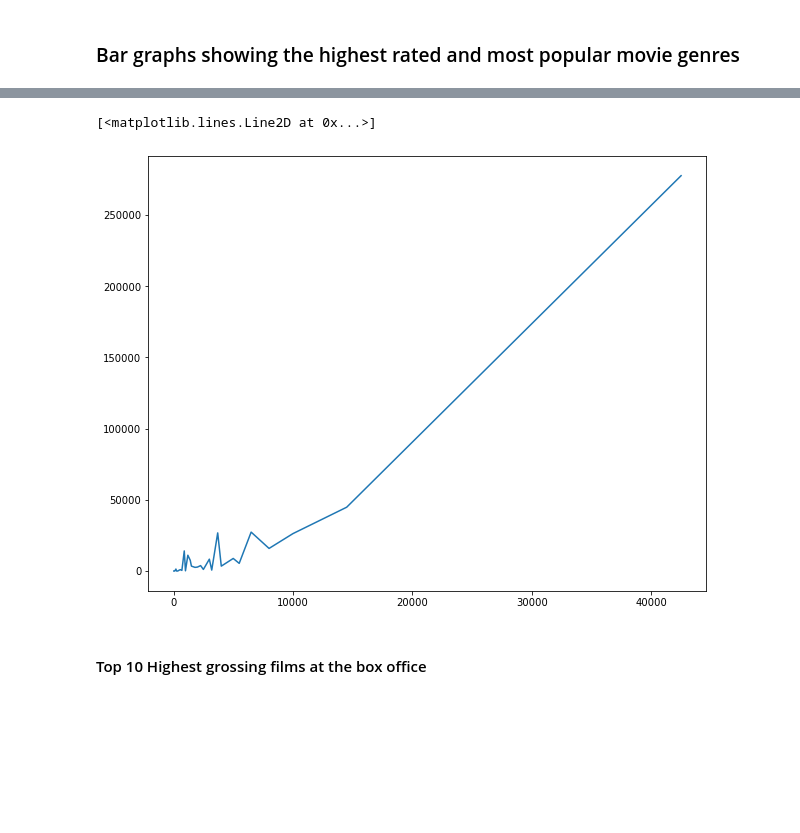
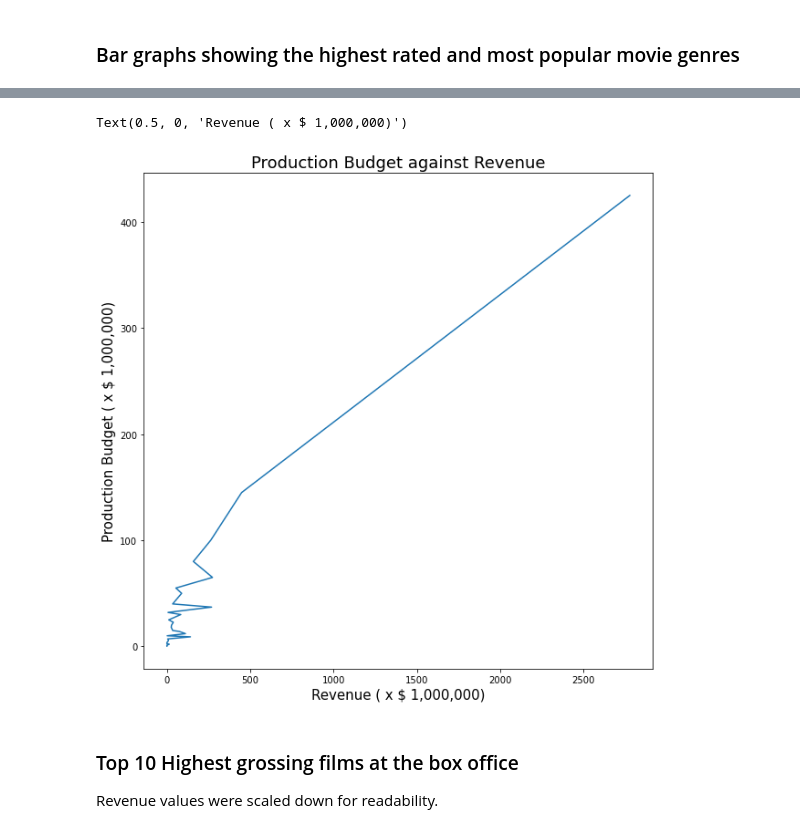
Before and after one commit to lewigi/dsc-phase-1-project-v2-4, a Jupyter notebook: student.ipynb, the cells around one changed output, grey strips where cells are left out. Saved outputs shown, nothing was run; the diff lists cells and outputs as text; code cells hidden in the pictures; blank space fills up the shorter version.

```diff
--- a/student.ipynb
+++ b/student.ipynb
@@ -756,16 +763,25 @@ ax.bar(popular_genres, popular_genres_freq)
 # %%
-fig, ax = plt.subplots(figsize=(10,8))
+fig, ax = plt.subplots(figsize=(10,10))
 
 # get x and y values
 
-budget = movie_budgets['production_budget'].iloc[::200]/10000
-revenue = movie_budgets['worldwide_gross'].iloc[::200]/10000
+budget = movie_budgets['production_budget'].iloc[::200]/1000000
+revenue = movie_budgets['worldwide_gross'].iloc[::200]/1000000
 
+# Set the x and y axis
 
-ax.plot(budget, revenue)
+ax.plot(revenue,budget)
+
+# Set plot charateristics
+
+ax.set_title("Production Budget against Revenue", fontsize = 18)
+ax.set_ylabel("Production Budget ( x $ 1,000,000)", fontsize = 15)
+ax.set_xlabel("Revenue ( x $ 1,000,000)", fontsize = 15)
 # %% [output]
-[<matplotlib.lines.Line2D at 0x...>]
+Text(0.5, 0, 'Revenue ( x $ 1,000,000)')
-[figure, old version]
+[figure, new version]
 # %% [markdown]
-#### Top 10 Highest grossing films at the box office
+### Top 10 Highest grossing films at the box office
+
+Revenue values were scaled down for readability.
 # %%
```
Also changed, not shown: parts of 20 cells of this notebook.
